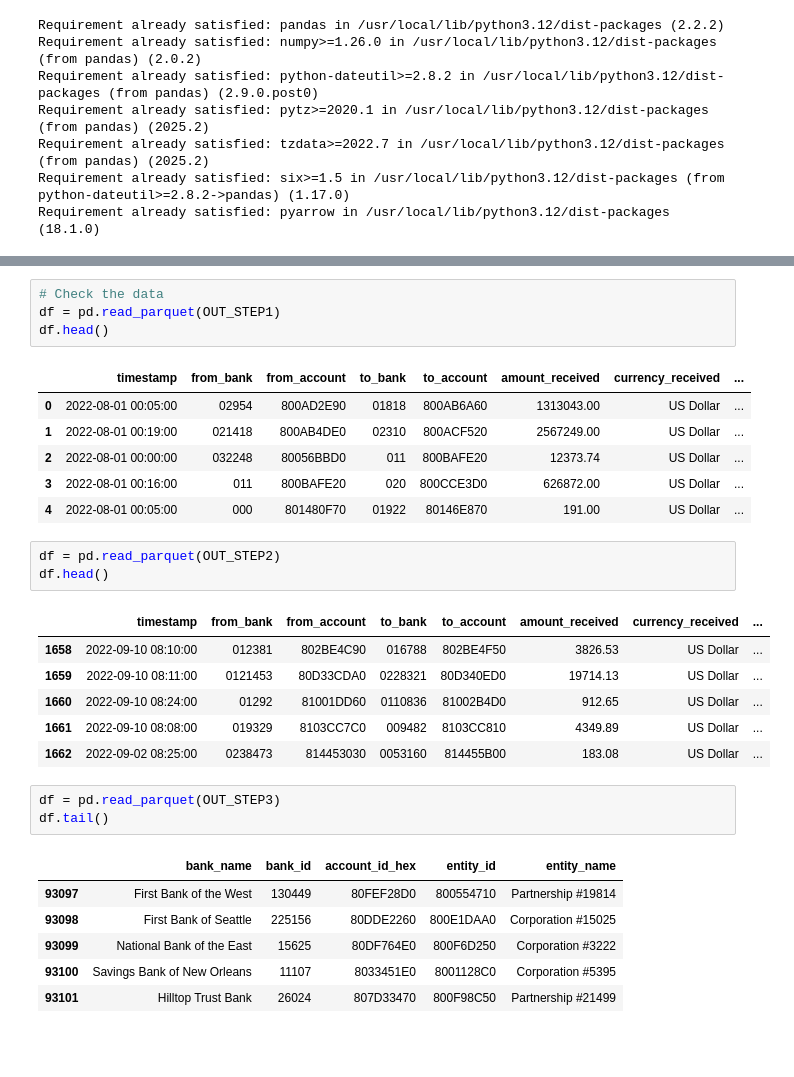
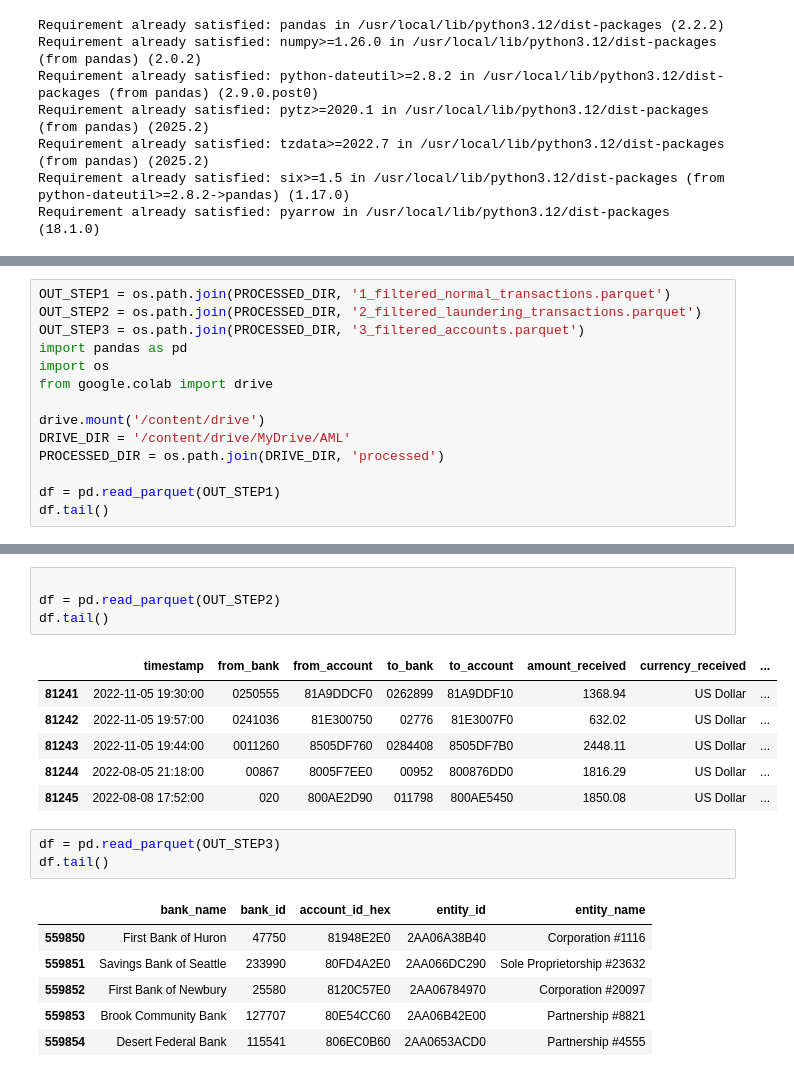
Before and after one commit to caetano-dev/PixFraudDetection, a Jupyter notebook: TCC.ipynb, the cells around one changed output, grey strips where cells are left out. Drawn from its saved outputs; the diff is of its cells as text; blank space fills up the shorter version.

```diff
--- a/TCC.ipynb
+++ b/TCC.ipynb
@@ -340,3 +370,17 @@ con.close()
 Step 1: Saved strictly USD/ACH normal transactions to '/content/drive/MyDrive/AML/processed/1_filtered_normal_transactions.parquet' (rows=7,156,712)
 Step 2: Saved USD/ACH laundering transactions to '/content/drive/MyDrive/AML/processed/2_filtered_laundering_transactions.parquet' (patterns=9,143, added_from_csv=72,103, total=81,246)
 Step 3: Saved filtered account details to '/content/drive/MyDrive/AML/processed/3_filtered_accounts.parquet' (rows=559,855)
+# %%
+OUT_STEP1 = os.path.join(PROCESSED_DIR, '1_filtered_normal_transactions.parquet')
+OUT_STEP2 = os.path.join(PROCESSED_DIR, '2_filtered_laundering_transactions.parquet')
+OUT_STEP3 = os.path.join(PROCESSED_DIR, '3_filtered_accounts.parquet')
+import pandas as pd
+import os
+from google.colab import drive
+
+drive.mount('/content/drive')
+DRIVE_DIR = '/content/drive/MyDrive/AML'
+PROCESSED_DIR = os.path.join(DRIVE_DIR, 'processed')
+
+df = pd.read_parquet(OUT_STEP1)
+df.tail()
@@ -343,31 +395,21 @@ Step 3: Saved filtered account details to '/content/drive/MyDrive/AML/processed/
 # %%
-# Check the data
-df = pd.read_parquet(OUT_STEP1)
-df.head()
+
+df = pd.read_parquet(OUT_STEP2)
+df.tail()
 # %% [output]
 |  | timestamp | from_bank | from_account | to_bank | to_account | amount_received | currency_received | ... |
-| 0 | 2022-08-01 00:05:00 | 02954 | 800AD2E90 | 01818 | 800AB6A60 | 1313043.00 | US Dollar | ... |
-| 1 | 2022-08-01 00:19:00 | 021418 | 800AB4DE0 | 02310 | 800ACF520 | 2567249.00 | US Dollar | ... |
-| 2 | 2022-08-01 00:00:00 | 032248 | 80056BBD0 | 011 | 800BAFE20 | 12373.74 | US Dollar | ... |
-| 3 | 2022-08-01 00:16:00 | 011 | 800BAFE20 | 020 | 800CCE3D0 | 626872.00 | US Dollar | ... |
-| 4 | 2022-08-01 00:05:00 | 000 | 801480F70 | 01922 | 80146E870 | 191.00 | US Dollar | ... |
+| 81241 | 2022-11-05 19:30:00 | 0250555 | 81A9DDCF0 | 0262899 | 81A9DDF10 | 1368.94 | US Dollar | ... |
+| 81242 | 2022-11-05 19:57:00 | 0241036 | 81E300750 | 02776 | 81E3007F0 | 632.02 | US Dollar | ... |
+| 81243 | 2022-11-05 19:44:00 | 0011260 | 8505DF760 | 0284408 | 8505DF7B0 | 2448.11 | US Dollar | ... |
+| 81244 | 2022-08-05 21:18:00 | 00867 | 8005F7EE0 | 00952 | 800876DD0 | 1816.29 | US Dollar | ... |
+| 81245 | 2022-08-08 17:52:00 | 020 | 800AE2D90 | 011798 | 800AE5450 | 1850.08 | US Dollar | ... |
-# %%
-df = pd.read_parquet(OUT_STEP2)
-df.head()
-# %% [output]
-|  | timestamp | from_bank | from_account | to_bank | to_account | amount_received | currency_received | ... |
-| 1658 | 2022-09-10 08:10:00 | 012381 | 802BE4C90 | 016788 | 802BE4F50 | 3826.53 | US Dollar | ... |
-| 1659 | 2022-09-10 08:11:00 | 0121453 | 80D33CDA0 | 0228321 | 80D340ED0 | 19714.13 | US Dollar | ... |
-| 1660 | 2022-09-10 08:24:00 | 01292 | 81001DD60 | 0110836 | 81002B4D0 | 912.65 | US Dollar | ... |
-| 1661 | 2022-09-10 08:08:00 | 019329 | 8103CC7C0 | 009482 | 8103CC810 | 4349.89 | US Dollar | ... |
-| 1662 | 2022-09-02 08:25:00 | 0238473 | 814453030 | 0053160 | 814455B00 | 183.08 | US Dollar | ... |
 # %%
 df = pd.read_parquet(OUT_STEP3)
 df.tail()
 # %% [output]
 |  | bank_name | bank_id | account_id_hex | entity_id | entity_name |
-| 93097 | First Bank of the West | 130449 | 80FEF28D0 | 800554710 | Partnership #19814 |
-| 93098 | First Bank of Seattle | 225156 | 80DDE2260 | 800E1DAA0 | Corporation #15025 |
-| 93099 | National Bank of the East | 15625 | 80DF764E0 | 800F6D250 | Corporation #3222 |
-| 93100 | Savings Bank of New Orleans | 11107 | 8033451E0 | 8001128C0 | Corporation #5395 |
-| 93101 | Hilltop Trust Bank | 26024 | 807D33470 | 800F98C50 | Partnership #21499 |
+| 559850 | First Bank of Huron | 47750 | 81948E2E0 | 2AA06A38B40 | Corporation #1116 |
+| 559851 | Savings Bank of Seattle | 233990 | 80FD4A2E0 | 2AA066DC290 | Sole Proprietorship #23632 |
+| 559852 | First Bank of Newbury | 25580 | 8120C57E0 | 2AA06784970 | Corporation #20097 |
+| 559853 | Brook Community Bank | 127707 | 80E54CC60 | 2AA06B42E00 | Partnership #8821 |
+| 559854 | Desert Federal Bank | 115541 | 806EC0B60 | 2AA0653ACD0 | Partnership #4555 |
```
Also changed, not shown: parts of 4 cells of this notebook.
